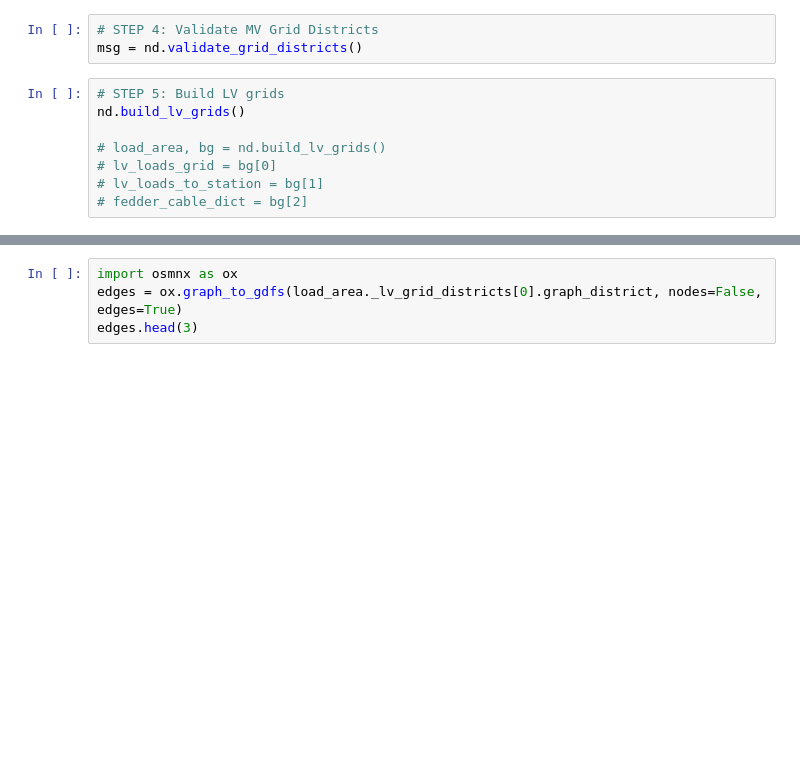
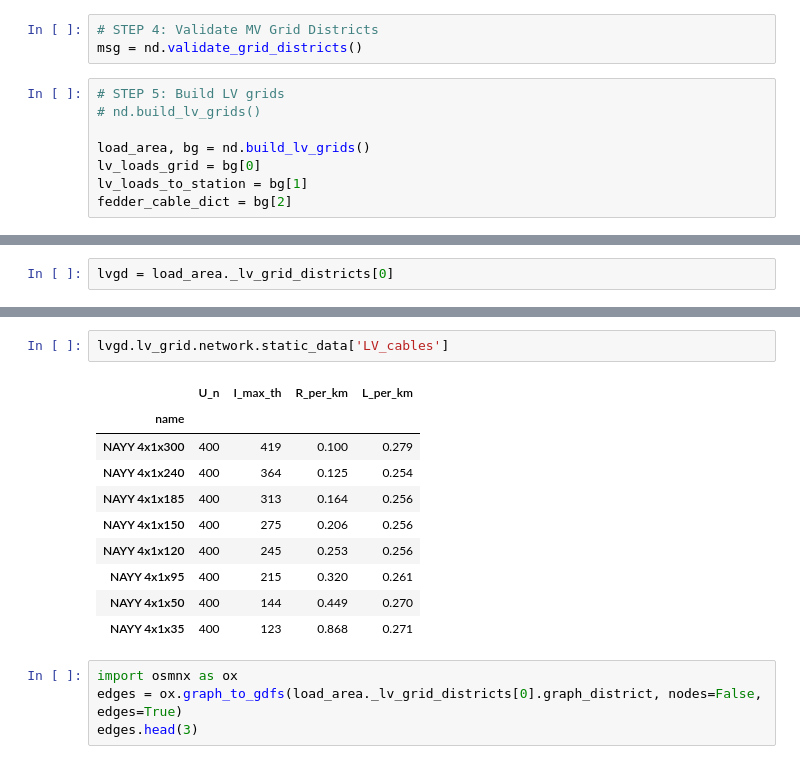
Before and after one commit to openego/ding0, a Jupyter notebook: ding0/lv_grid_testing-11.19.ipynb, the cells around one changed output, grey strips where cells are left out. Drawn from its saved outputs; the diff is of its cells as text; blank space fills up the shorter version.

```diff
--- a/ding0/lv_grid_testing-11.19.ipynb
+++ b/ding0/lv_grid_testing-11.19.ipynb
@@ -116,10 +116,10 @@ Wall time: 22.7 s
 msg = nd.validate_grid_districts()
 # %%
 # STEP 5: Build LV grids
-nd.build_lv_grids()
+# nd.build_lv_grids()
 
-# load_area, bg = nd.build_lv_grids()
-# lv_loads_grid = bg[0]
-# lv_loads_to_station = bg[1]
-# fedder_cable_dict = bg[2]
+load_area, bg = nd.build_lv_grids()
+lv_loads_grid = bg[0]
+lv_loads_to_station = bg[1]
+fedder_cable_dict = bg[2]
 # %% [output]
@@ -126,0 +127,2 @@ TypeError: unsupported operand type(s) for +: 'NoneType' and 'NoneType'
+# %%
+lvgd = load_area._lv_grid_districts[0]
@@ -127,3 +145,16 @@ TypeError: unsupported operand type(s) for +: 'NoneType' and 'NoneType'
+# %%
+lvgd.lv_grid.network.static_data['LV_cables']
+# %% [output]
+|  | U_n | I_max_th | R_per_km | L_per_km |
+| name |  |  |  |  |
+| NAYY 4x1x300 | 400 | 419 | 0.100 | 0.279 |
+| NAYY 4x1x240 | 400 | 364 | 0.125 | 0.254 |
+| NAYY 4x1x185 | 400 | 313 | 0.164 | 0.256 |
+| NAYY 4x1x150 | 400 | 275 | 0.206 | 0.256 |
+| NAYY 4x1x120 | 400 | 245 | 0.253 | 0.256 |
+| NAYY 4x1x95 | 400 | 215 | 0.320 | 0.261 |
+| NAYY 4x1x50 | 400 | 144 | 0.449 | 0.270 |
+| NAYY 4x1x35 | 400 | 123 | 0.868 | 0.271 |
 # %%
 import osmnx as ox
 edges = ox.graph_to_gdfs(load_area._lv_grid_districts[0].graph_district, nodes=False, edges=True)
```
Also changed, not shown: parts of 7 cells of this notebook, 4 other files.
